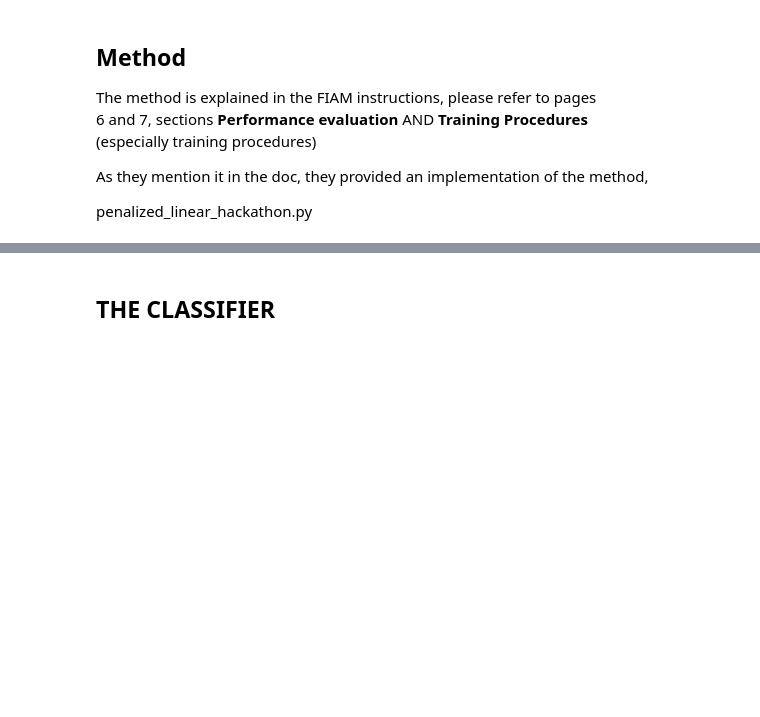
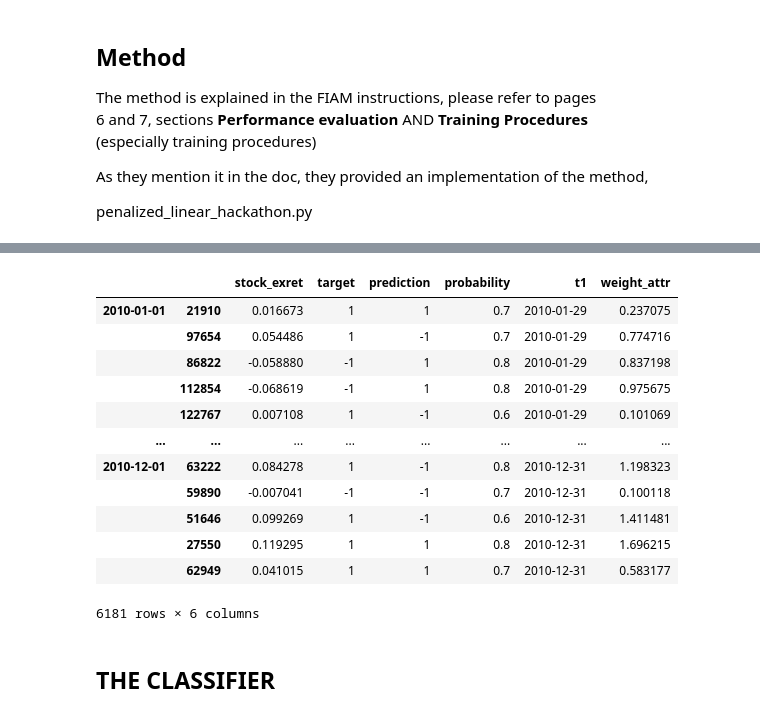
Before and after one commit to theAayushbajaj/mcgill_fiam, a Jupyter notebook: 04-Predictor/template.ipynb, the cells around one changed output, grey strips where cells are left out. Drawn from its saved outputs; the diff is of its cells as text; code cells hidden in the pictures; blank space fills up the shorter version.

```diff
--- a/04-Predictor/template.ipynb
+++ b/04-Predictor/template.ipynb
@@ -115,3 +307,19 @@ penalized_linear_hackathon.py
+# %%
+Y_test
+# %% [output]
+|  |  | stock_exret | target | prediction | probability | t1 | weight_attr |
+| 2010-01-01 | 21910 | 0.016673 | 1 | 1 | 0.7 | 2010-01-29 | 0.237075 |
+|  | 97654 | 0.054486 | 1 | -1 | 0.7 | 2010-01-29 | 0.774716 |
+|  | 86822 | -0.058880 | -1 | 1 | 0.8 | 2010-01-29 | 0.837198 |
+|  | 112854 | -0.068619 | -1 | 1 | 0.8 | 2010-01-29 | 0.975675 |
+|  | 122767 | 0.007108 | 1 | -1 | 0.6 | 2010-01-29 | 0.101069 |
+| ... | ... | ... | ... | ... | ... | ... | ... |
+| 2010-12-01 | 63222 | 0.084278 | 1 | -1 | 0.8 | 2010-12-31 | 1.198323 |
+|  | 59890 | -0.007041 | -1 | -1 | 0.7 | 2010-12-31 | 0.100118 |
+|  | 51646 | 0.099269 | 1 | -1 | 0.6 | 2010-12-31 | 1.411481 |
+|  | 27550 | 0.119295 | 1 | 1 | 0.8 | 2010-12-31 | 1.696215 |
+|  | 62949 | 0.041015 | 1 | 1 | 0.7 | 2010-12-31 | 0.583177 |
+6181 rows × 6 columns
 # %% [markdown]
 ## THE CLASSIFIER
 # %% [markdown]
```
Also changed, not shown: parts of 6 cells of this notebook.
